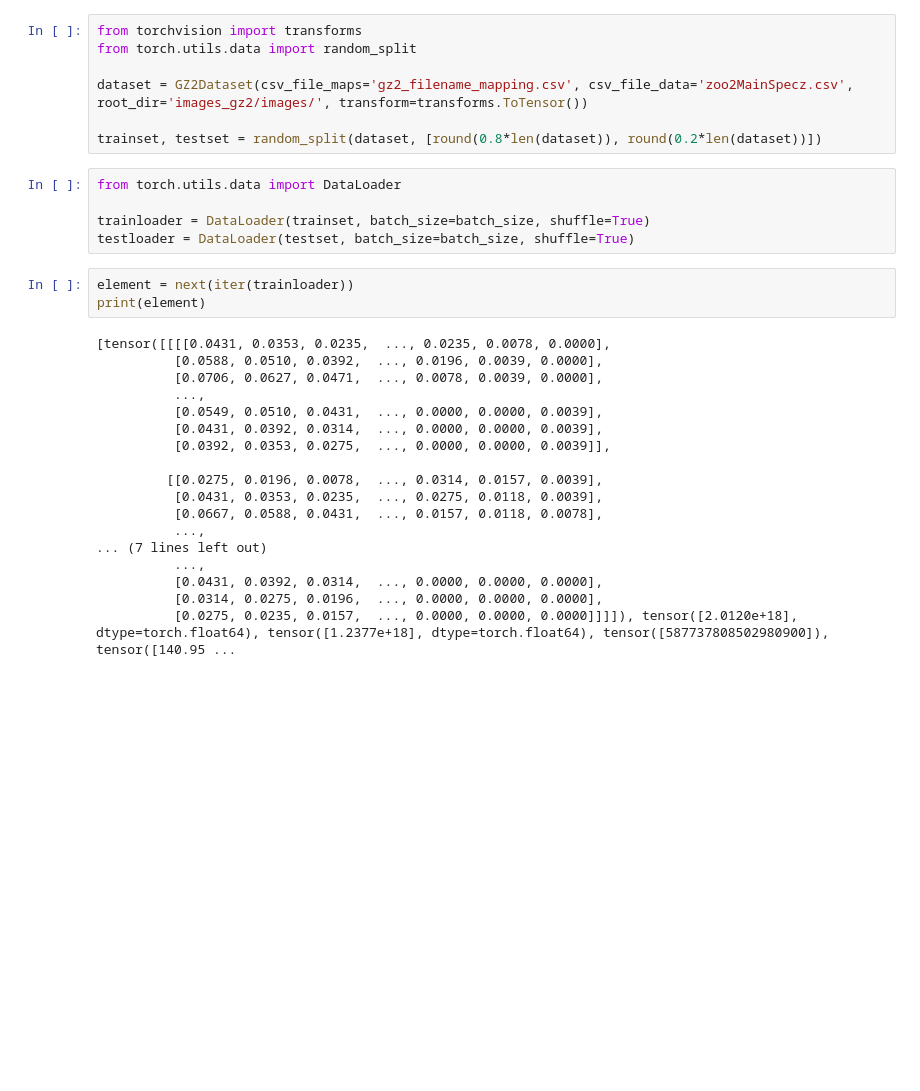
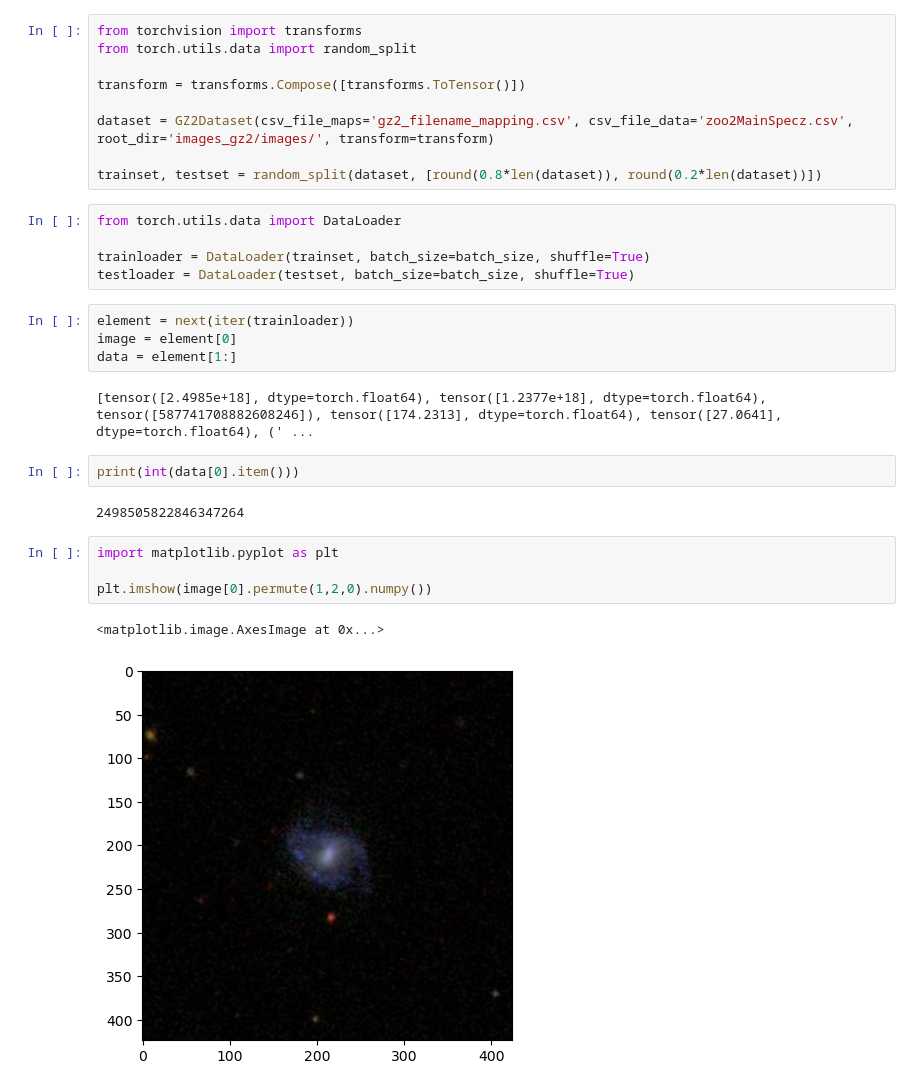
Before and after one commit to maxicraftone/Classification-of-Galaxies, a Jupyter notebook: notebook.ipynb, the cells around one changed output. Saved outputs shown, nothing was run; the diff lists cells and outputs as text; blank space fills up the shorter version.

Commit message:
Added small visualization of image

```diff
--- a/notebook.ipynb
+++ b/notebook.ipynb
@@ -41,7 +41,9 @@ class GZ2Dataset(Dataset):
 from torchvision import transforms
 from torch.utils.data import random_split
 
-dataset = GZ2Dataset(csv_file_maps='gz2_filename_mapping.csv', csv_file_data='zoo2MainSpecz.csv', root_dir='images_gz2/images/', transform=transforms.ToTensor())
+transform = transforms.Compose([transforms.ToTensor()])
+
+dataset = GZ2Dataset(csv_file_maps='gz2_filename_mapping.csv', csv_file_data='zoo2MainSpecz.csv', root_dir='images_gz2/images/', transform=transform)
 
 trainset, testset = random_split(dataset, [round(0.8*len(dataset)), round(0.2*len(dataset))])
 # %%
@@ -51,22 +53,18 @@ trainloader = DataLoader(trainset, batch_size=batch_size, shuffle=True)
 testloader = DataLoader(testset, batch_size=batch_size, shuffle=True)
 # %%
 element = next(iter(trainloader))
-print(element)
+image = element[0]
+data = element[1:]
 # %% [output]
-[tensor([[[[0.0431, 0.0353, 0.0235,  ..., 0.0235, 0.0078, 0.0000],
-          [0.0588, 0.0510, 0.0392,  ..., 0.0196, 0.0039, 0.0000],
-          [0.0706, 0.0627, 0.0471,  ..., 0.0078, 0.0039, 0.0000],
-          ...,
-          [0.0549, 0.0510, 0.0431,  ..., 0.0000, 0.0000, 0.0039],
-          [0.0431, 0.0392, 0.0314,  ..., 0.0000, 0.0000, 0.0039],
-          [0.0392, 0.0353, 0.0275,  ..., 0.0000, 0.0000, 0.0039]],
-
-         [[0.0275, 0.0196, 0.0078,  ..., 0.0314, 0.0157, 0.0039],
-          [0.0431, 0.0353, 0.0235,  ..., 0.0275, 0.0118, 0.0039],
-          [0.0667, 0.0588, 0.0431,  ..., 0.0157, 0.0118, 0.0078],
-          ...,
-... (7 lines left out)
-          ...,
-          [0.0431, 0.0392, 0.0314,  ..., 0.0000, 0.0000, 0.0000],
-          [0.0314, 0.0275, 0.0196,  ..., 0.0000, 0.0000, 0.0000],
-          [0.0275, 0.0235, 0.0157,  ..., 0.0000, 0.0000, 0.0000]]]]), tensor([2.0120e+18], dtype=torch.float64), tensor([1.2377e+18], dtype=torch.float64), tensor([587737808502980900]), tensor([140.95 ...
+[tensor([2.4985e+18], dtype=torch.float64), tensor([1.2377e+18], dtype=torch.float64), tensor([587741708882608246]), tensor([174.2313], dtype=torch.float64), tensor([27.0641], dtype=torch.float64), (' ...
+# %%
+print(int(data[0].item()))
+# %% [output]
+2498505822846347264
+# %%
+import matplotlib.pyplot as plt
+
+plt.imshow(image[0].permute(1,2,0).numpy())
+# %% [output]
+<matplotlib.image.AxesImage at 0x...>
+[figure, added]
```
